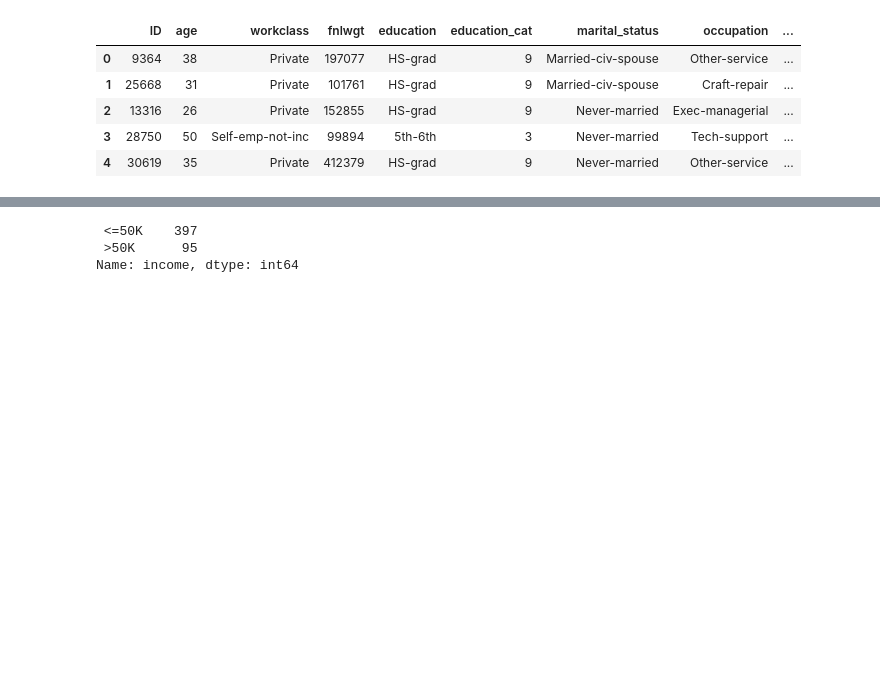
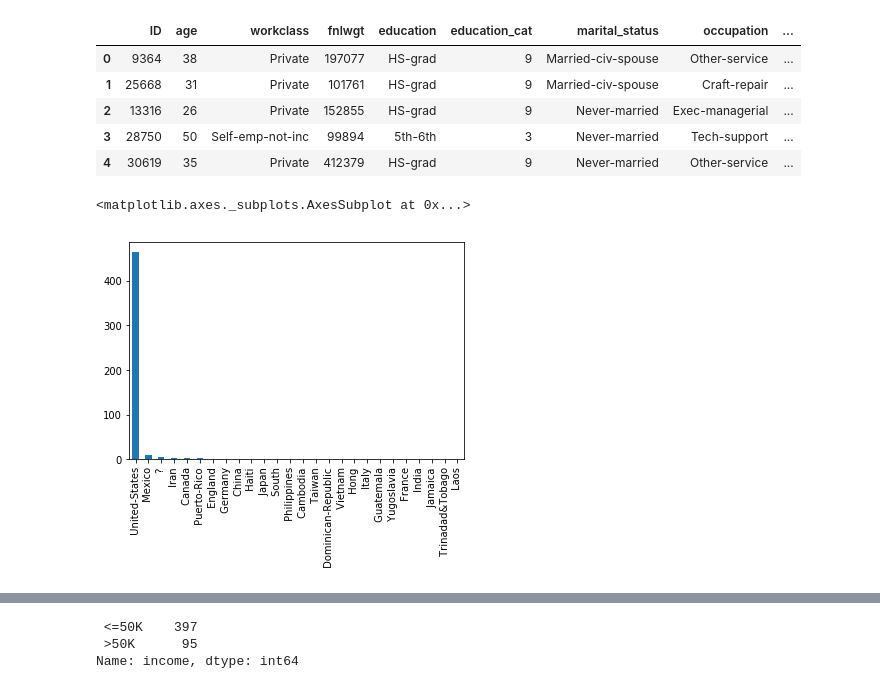
Before and after one commit to rajarshibiswas/Data-Mining, a Jupyter notebook: Project-1/EDA testing .ipynb, the cells around one changed output, grey strips where cells are left out. Drawn from its saved outputs; the diff is of its cells as text; code cells hidden in the pictures; blank space fills up the shorter version.

```diff
--- a/Project-1/EDA testing .ipynb
+++ b/Project-1/EDA testing .ipynb
@@ -18,6 +18,12 @@ raw_data.head()
 | 2 | 13316 | 26 | Private | 152855 | HS-grad | 9 | Never-married | Exec-managerial | ... |
 | 3 | 28750 | 50 | Self-emp-not-inc | 99894 | 5th-6th | 3 | Never-married | Tech-support | ... |
 | 4 | 30619 | 35 | Private | 412379 | HS-grad | 9 | Never-married | Other-service | ... |
+# %%
+
+data.native_country.value_counts().plot(kind="bar")
+# %% [output]
+<matplotlib.axes._subplots.AxesSubplot at 0x...>
+[figure, added]
 # %%
 # clean the data
 # Same number of columns has ? so just remove those to overcome any adverse affect of outliers
```
Also changed, not shown: parts of 9 cells of this notebook, 12 other files.
